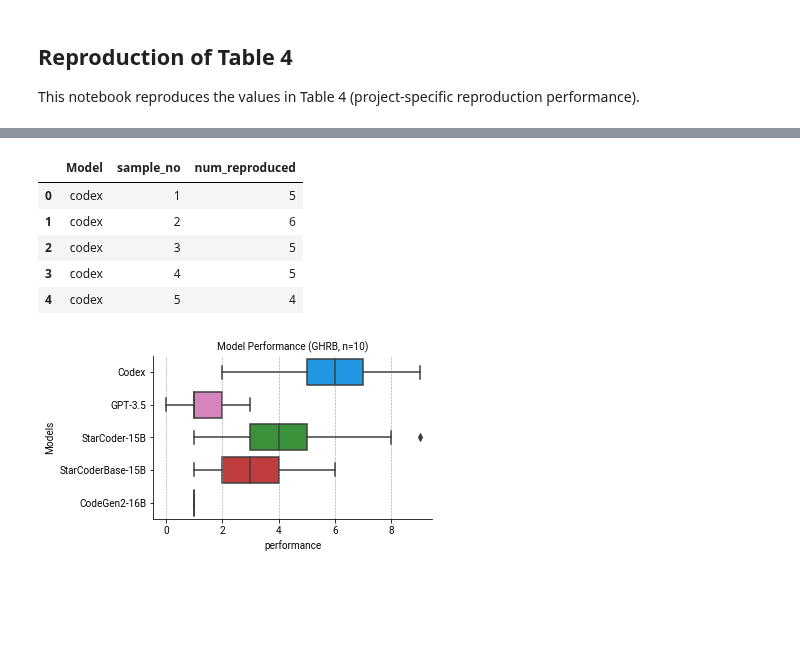
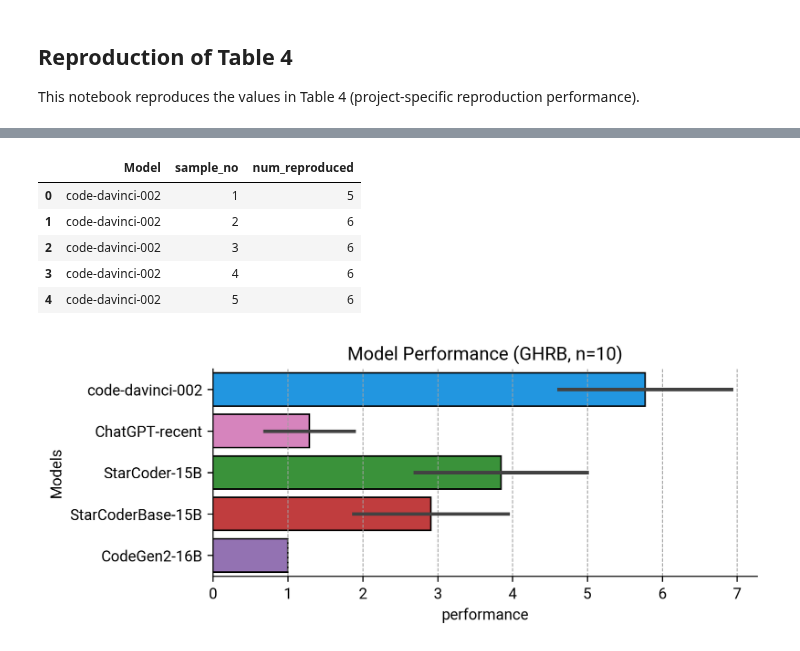
Before and after one commit to coinse/libro-journal-artifact, a Jupyter notebook: notebooks/compare_reproduction_ratio.ipynb, the cells around one changed output, grey strips where cells are left out. Drawn from its saved outputs; the diff is of its cells as text; code cells hidden in the pictures; blank space fills up the shorter version.

```diff
--- a/notebooks/compare_reproduction_ratio.ipynb
+++ b/notebooks/compare_reproduction_ratio.ipynb
@@ -63,8 +63,8 @@ def evaluate(raw_result, only_crash=False):
 # %%
 RESULT_PATH = '../data/exec_results/example2_n50.json'
 result_path = {
-    'codex': '../data/exec_results/codex_n50_2example_ghrb.json',
-    'gpt-3.5-turbo': '../data/exec_results/gpt-3.5-turbo_2example_ghrb.json',
+    'code-davinci-002': '../data/exec_results/codex_n50_2example_ghrb.json',
+    'ChatGPT-recent': '../data/exec_results/gpt-3.5-turbo_2example_ghrb.json',
     'StarCoder-15B': '../data/exec_results/starcoder_n50_ghrb.json',
     'StarCoderBase-15B': '../data/exec_results/starcoderbase_ghrb.json',
     'CodeGen2-16B': '../data/exec_results/codegen2-16B_2example_ghrb.json',
@@ -82,7 +82,7 @@ for name, path in result_path.items():
         reproduction_df = evaluate(json.load(f))
 
     aggr_eval_df = reproduction_df.groupby('bug_id').sum().reset_index()
-    if name == 'codex':
+    if name == 'code-davinci-002':
         aggr_eval_df['project'] = aggr_eval_df.bug_id.apply(lambda x: '-'.join(x.split('-')[:-1]))
     else:
         aggr_eval_df['project'] = aggr_eval_df.bug_id.apply(lambda x: '_'.join(x.split('_')[:-1]))
@@ -138,7 +138,7 @@ for name, path in tqdm(result_path.items()):
     with open(RESULT_PATH_GHRB) as f:
         reproduction_df = evaluate(json.load(f))
 
-    if name == 'Codex':
+    if name == 'code-davinci-002':
         reproduction_df['project'] = reproduction_df.bug_id.apply(lambda x: '-'.join(x.split('-')[:-1]))
     else:
         reproduction_df['project'] = reproduction_df.bug_id.apply(lambda x: '_'.join(x.split('_')[:-1]))
@@ -159,20 +159,17 @@ sampled_df = pandas.DataFrame(sampled_result)
 sampled_df.head()
 # %% [output]
 |  | Model | sample_no | num_reproduced |
-| 0 | codex | 1 | 5 |
-| 1 | codex | 2 | 6 |
-| 2 | codex | 3 | 5 |
-| 3 | codex | 4 | 5 |
-| 4 | codex | 5 | 4 |
+| 0 | code-davinci-002 | 1 | 5 |
+| 1 | code-davinci-002 | 2 | 6 |
+| 2 | code-davinci-002 | 3 | 6 |
+| 3 | code-davinci-002 | 4 | 6 |
+| 4 | code-davinci-002 | 5 | 6 |
 # %%
 sampled_df.rename(columns={'num_reproduced': 'performance', 'Model': 'Models'}, inplace=True)
-# rename models
-sampled_df.Models = sampled_df.Models.apply(lambda x: x.replace('codex', 'Codex'))
-sampled_df.Models = sampled_df.Models.apply(lambda x: x.replace('gpt-3.5-turbo', 'GPT-3.5'))
 
-plt.figure(figsize=(5, 3))
-sns.boxplot(data=sampled_df, y='Models', x='performance')
-plt.title('Model Performance (GHRB, n=10)', fontdict={'fontsize': 10})
+plt.figure(figsize=(6.4, 2.5))
+sns.barplot(data=sampled_df, y='Models', x='performance', hue='Models', edgecolor='black', errorbar=('sd', 0.95))
+plt.title('Model Performance (GHRB, n=10)')
 plt.savefig('./figures/model_performance_boxplot_ghrb.pdf', bbox_inches='tight')
 # %% [output]
-[figure, old version]
+[figure, new version]
```
Also changed, not shown: parts of 1 cell of this notebook, 1 other file.
